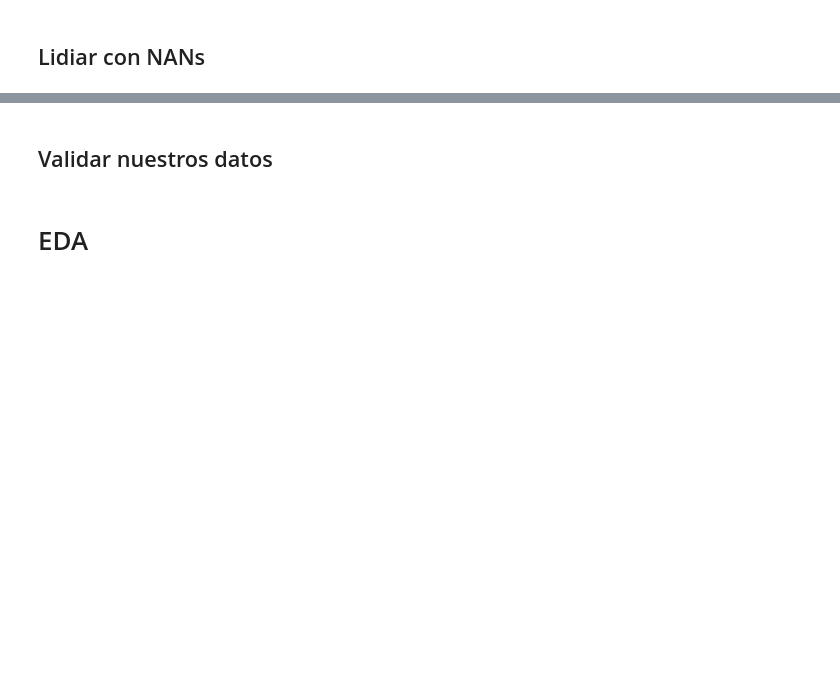
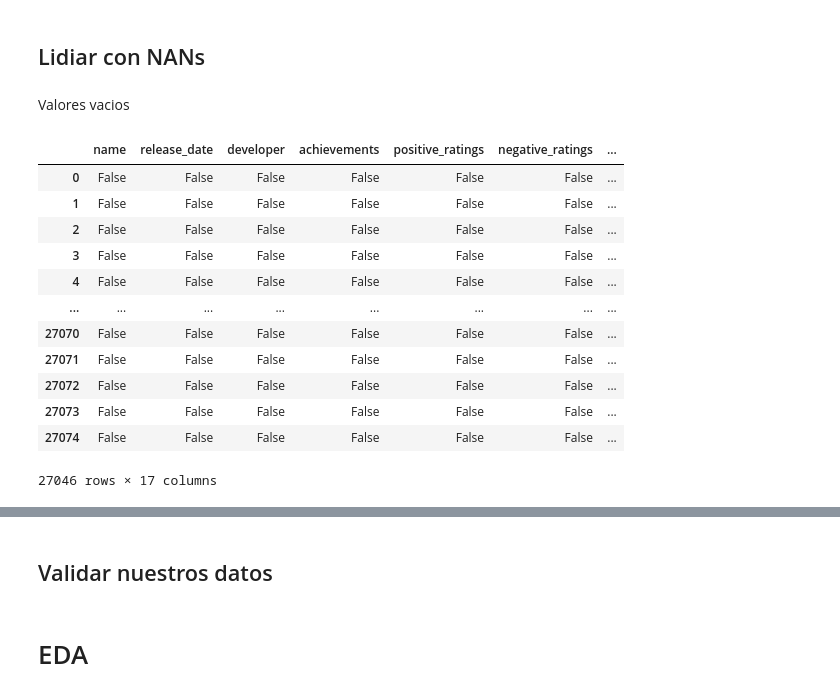
Before and after one commit to techcanto/Ejercicio-de-ciencia-de-datos, a Jupyter notebook: Cliente2/proyectoCliente2.ipynb, the cells around one changed output, grey strips where cells are left out. Saved outputs shown, nothing was run; the diff lists cells and outputs as text; code cells hidden in the pictures; blank space fills up the shorter version.

```diff
--- a/Cliente2/proyectoCliente2.ipynb
+++ b/Cliente2/proyectoCliente2.ipynb
@@ -365,2 +379,20 @@ df.sample()
 # %% [markdown]
 ## Lidiar con NANs
+# %% [markdown]
+Valores vacios
+# %%
+df.isna() # Por cada valor nos devuelve si es NaN o no (es una mascara booleana)
+# %% [output]
+|  | name | release_date | developer | achievements | positive_ratings | negative_ratings | ... |
+| 0 | False | False | False | False | False | False | ... |
+| 1 | False | False | False | False | False | False | ... |
+| 2 | False | False | False | False | False | False | ... |
+| 3 | False | False | False | False | False | False | ... |
+| 4 | False | False | False | False | False | False | ... |
+| ... | ... | ... | ... | ... | ... | ... | ... |
+| 27070 | False | False | False | False | False | False | ... |
+| 27071 | False | False | False | False | False | False | ... |
+| 27072 | False | False | False | False | False | False | ... |
+| 27073 | False | False | False | False | False | False | ... |
+| 27074 | False | False | False | False | False | False | ... |
+27046 rows × 17 columns
```
Also changed, not shown: parts of 9 cells of this notebook.
